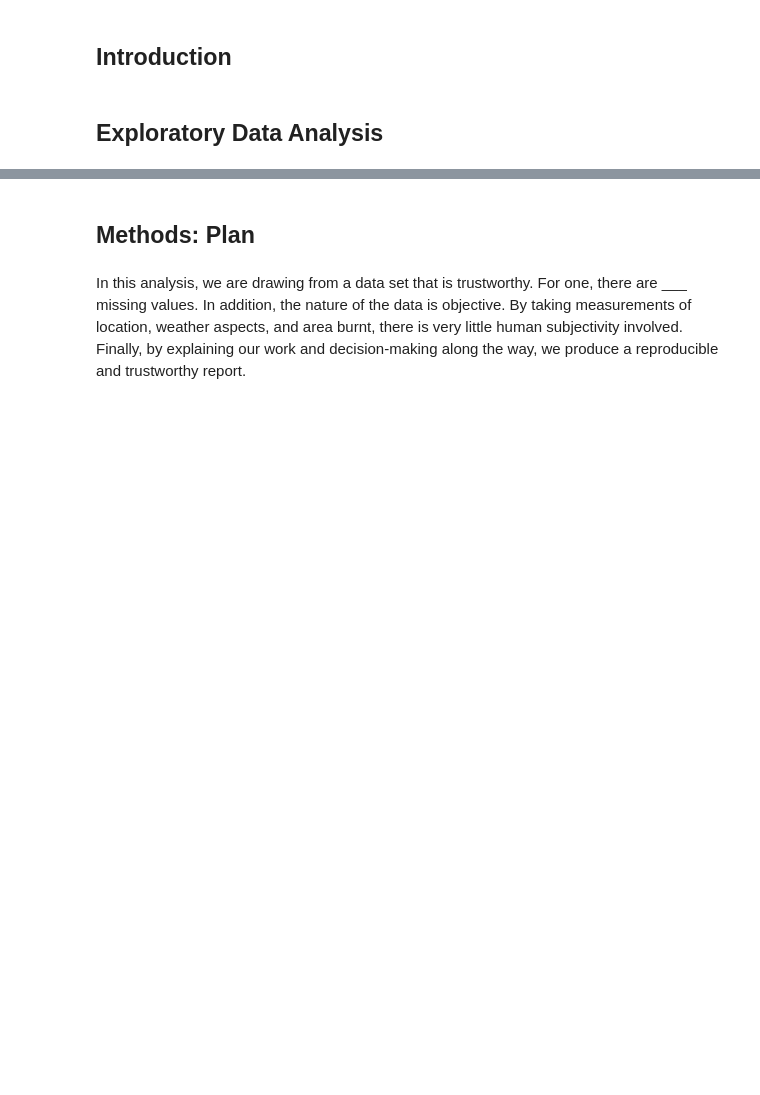
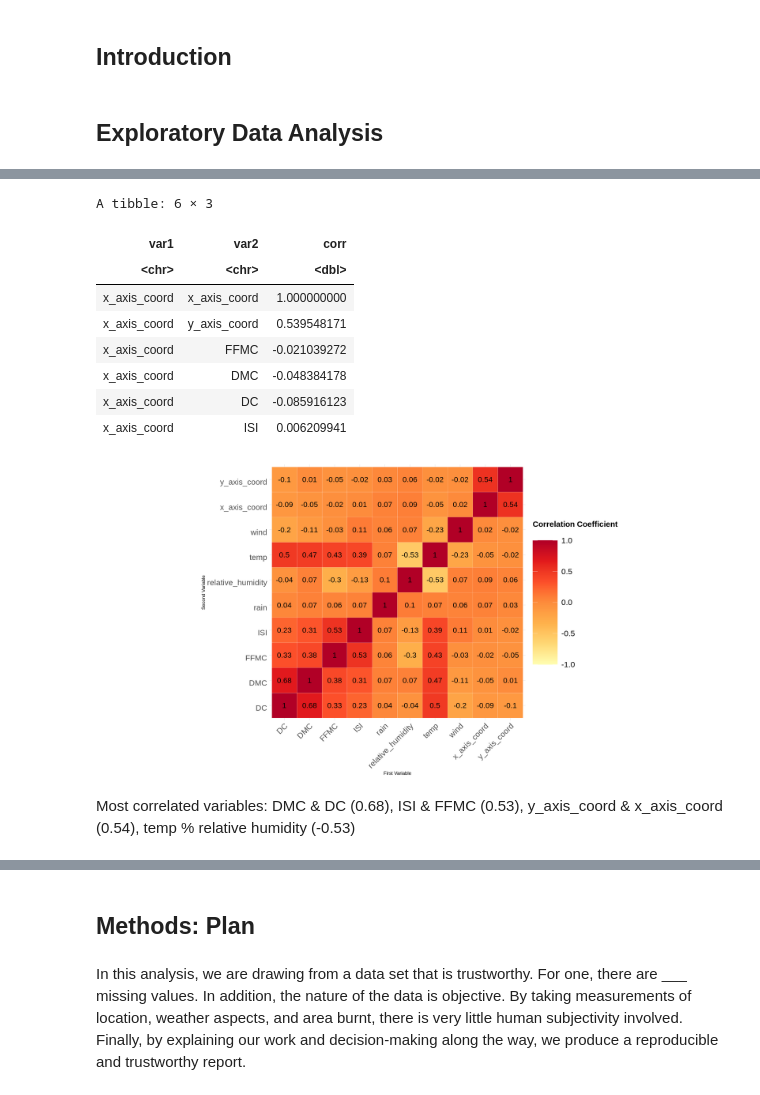
Before and after one commit to jjadeb/Stat_301_Project, a Jupyter notebook: stat-301-project/Proposal.ipynb, the cells around one changed output, grey strips where cells are left out. Drawn from its saved outputs; the diff is of its cells as text; code cells hidden in the pictures; blank space fills up the shorter version.

```diff
--- a/stat-301-project/Proposal.ipynb
+++ b/stat-301-project/Proposal.ipynb
@@ -6,0 +106,51 @@
+# %%
+options(repr.plot.width = 20, repr.plot.height = 10)
+
+# Heat Map
+
+#First, find correlation matrix for all potential explanatory variables
+corr_matrix_forest_fire <- forest_fire_numeric_data %>%
+  select(- area_burned) %>%
+  cor() %>%
+  as.data.frame() %>%
+  rownames_to_column("var1") %>%
+  pivot_longer(-var1, names_to = "var2", values_to = "corr")
+head(corr_matrix_forest_fire)
+
+#Create the Heat Map based on the correlation matrix found
+plot_corr_matrix_forest_fires <- corr_matrix_forest_fire %>%
+  ggplot(aes(x = var1, y = var2)) +
+  geom_tile(aes(fill = corr), color = "white") +
+  scale_fill_distiller("Correlation Coefficient \n",
+    palette =  "YlOrRd", direction = 1, limits = c(-1, 1)) +
+  labs(x = "First Variable", y = "Second Variable") +
+  theme_minimal() +
+  theme(
+    axis.text.x = element_text(
+      angle = 45, vjust = 1,
+      size = 18, hjust = 1
+    ),
+    axis.text.y = element_text(
+      vjust = 1,
+      size = 18, hjust = 1
+    ),
+    legend.title = element_text(size = 18, face = "bold"),
+    legend.text = element_text(size = 18),
+    legend.key.size = unit(2, "cm")
+  ) +
+  coord_fixed() +
+  geom_text(aes(x = var1, y = var2, label = round(corr, 2)), color = "black", size = 6)
+plot_corr_matrix_forest_fires
+# %% [output]
+A tibble: 6 × 3
+| var1 | var2 | corr |
+| <chr> | <chr> | <dbl> |
+| x_axis_coord | x_axis_coord | 1.000000000 |
+| x_axis_coord | y_axis_coord | 0.539548171 |
+| x_axis_coord | FFMC | -0.021039272 |
+| x_axis_coord | DMC | -0.048384178 |
+| x_axis_coord | DC | -0.085916123 |
+| x_axis_coord | ISI | 0.006209941 |
+[figure, added]
+# %% [markdown]
+Most correlated variables: DMC & DC (0.68), ISI & FFMC (0.53),  y_axis_coord & x_axis_coord (0.54), temp % relative humidity (-0.53)
```
Also changed, not shown: parts of 9 cells of this notebook.
